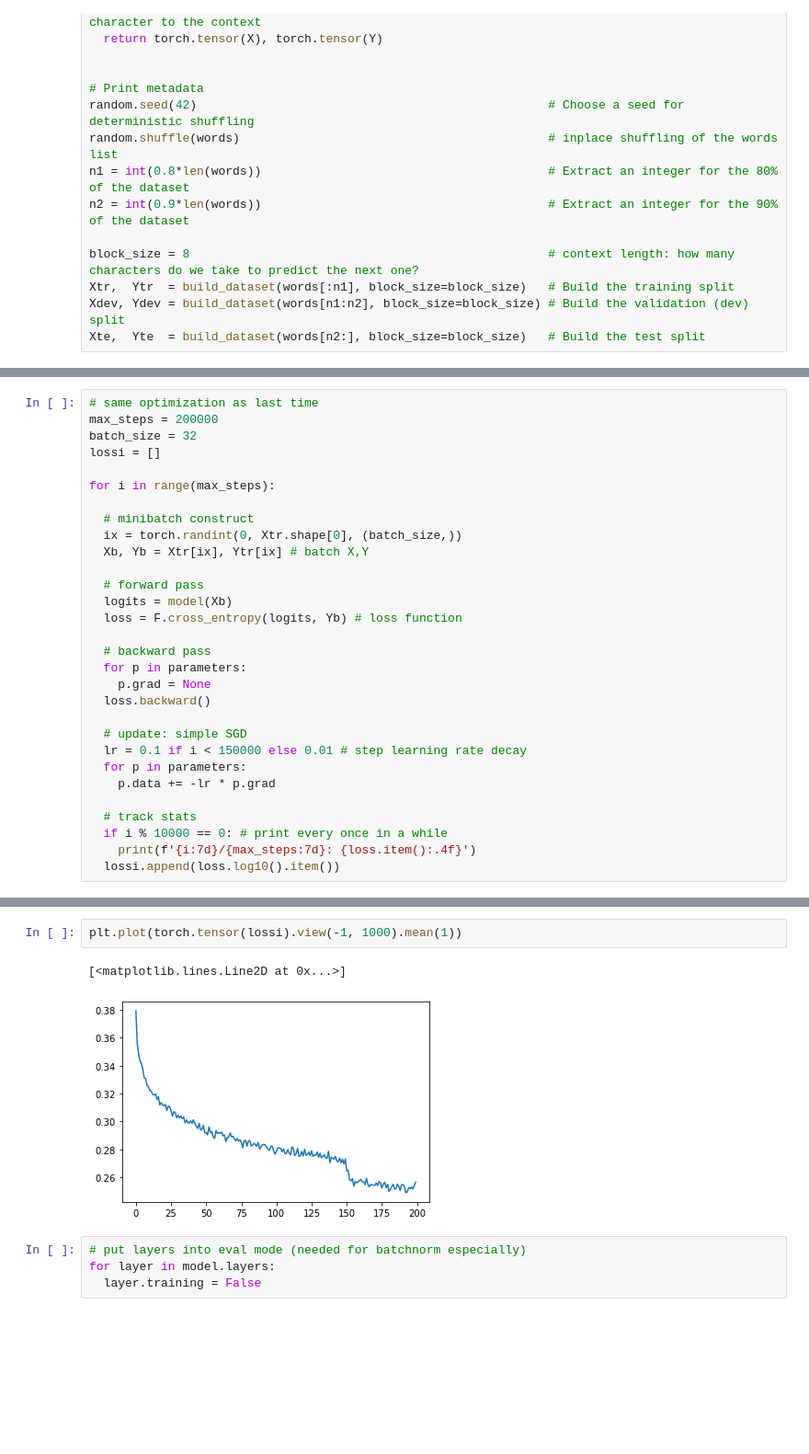
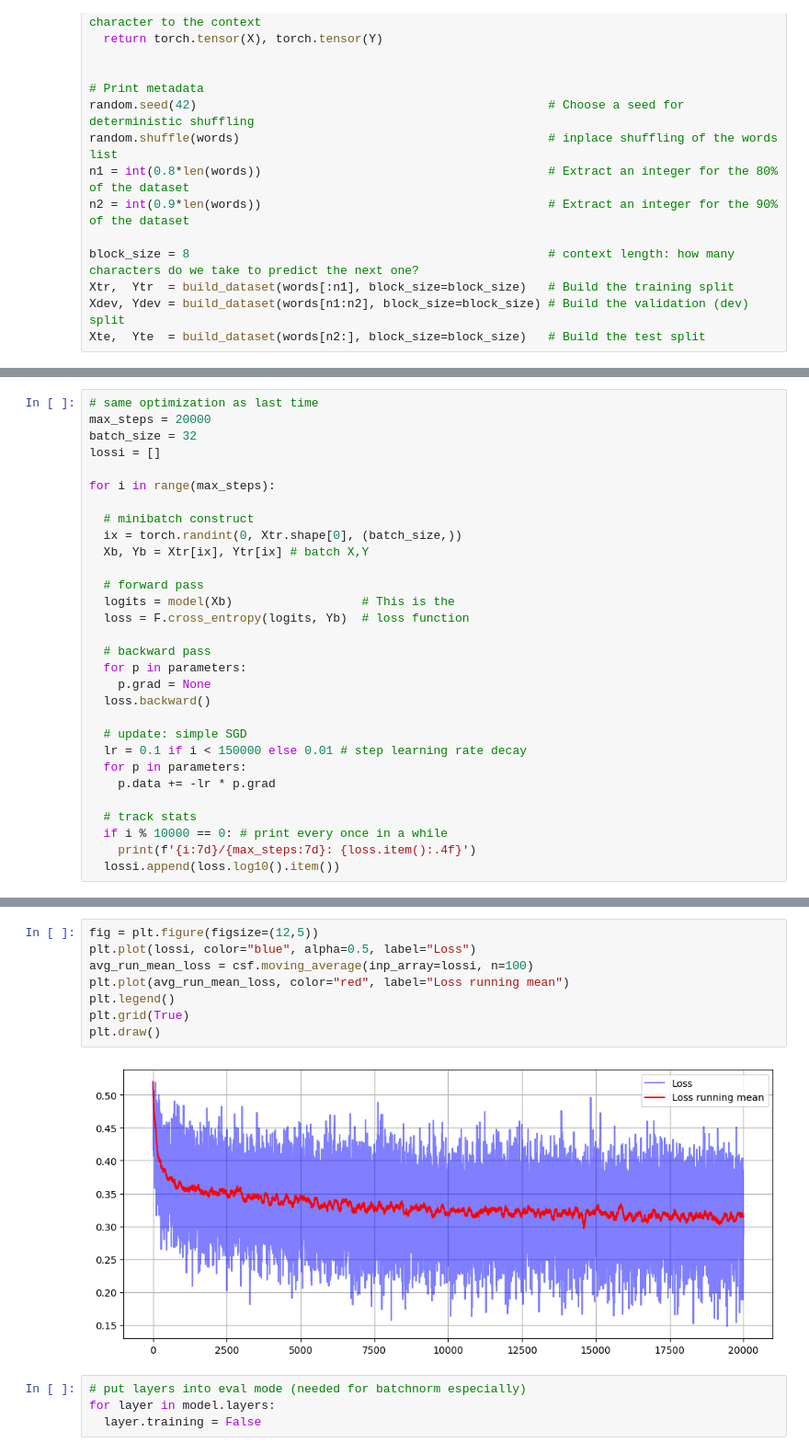
Before and after one commit to NicoJorgensen1/NN_zero_to_hero_Karpathy, a Jupyter notebook: Lectures/L6/L6: Makemore part 5 - Building Wavenet.ipynb, the cells around one changed output, grey strips where cells are left out. Shown: that part at 92% size. Cells and saved outputs as stored; diff of their text form; blank space fills up the shorter version.

```diff
--- a/Lectures/L6/L6: Makemore part 5 - Building Wavenet.ipynb
+++ b/Lectures/L6/L6: Makemore part 5 - Building Wavenet.ipynb
@@ -235,7 +270,7 @@ for p in parameters:
 76579
 # %%
 # same optimization as last time
-max_steps = 200000
+max_steps = 20000
 batch_size = 32
 lossi = []
 
@@ -246,8 +281,8 @@ for i in range(max_steps):
   Xb, Yb = Xtr[ix], Ytr[ix] # batch X,Y
 
   # forward pass
-  logits = model(Xb)
-  loss = F.cross_entropy(logits, Yb) # loss function
+  logits = model(Xb)                  # This is the
+  loss = F.cross_entropy(logits, Yb)  # loss function
 
   # backward pass
   for p in parameters:
@@ -287,8 +304,13 @@ for i in range(max_steps):
-# %%
-plt.plot(torch.tensor(lossi).view(-1, 1000).mean(1))
-# %% [output]
-[<matplotlib.lines.Line2D at 0x...>]
-[figure, removed]
+# %%
+fig = plt.figure(figsize=(12,5))
+plt.plot(lossi, color="blue", alpha=0.5, label="Loss")
+avg_run_mean_loss = csf.moving_average(inp_array=lossi, n=100)
+plt.plot(avg_run_mean_loss, color="red", label="Loss running mean")
+plt.legend()
+plt.grid(True)
+plt.draw()
+# %% [output]
+[figure, added]
 # %%
 # put layers into eval mode (needed for batchnorm especially)
 for layer in model.layers:
```
Also changed, not shown: parts of 10 cells of this notebook.
